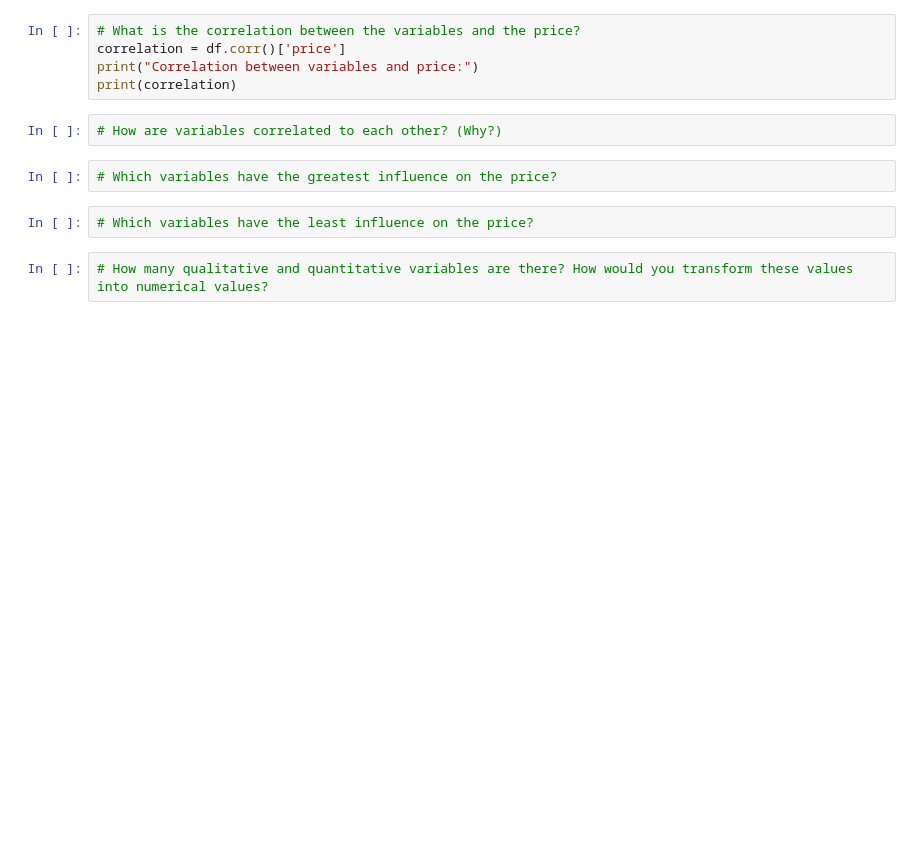
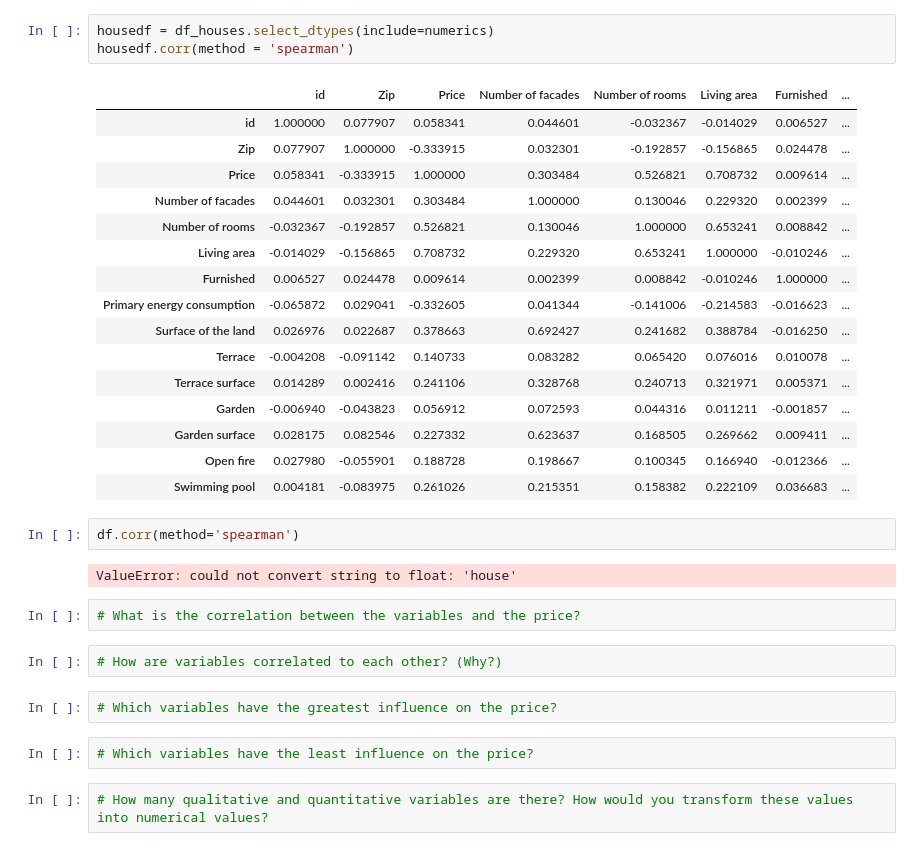
Before and after one commit to melikkekaya/challenge-data-analysis, a Jupyter notebook: sarkisvisual.ipynb, the cells around one changed output. Cells and saved outputs as stored; diff of their text form; blank space fills up the shorter version.

```diff
--- a/sarkisvisual.ipynb
+++ b/sarkisvisual.ipynb
@@ -16,8 +81,29 @@ Number of columns: 21
+# %%
+housedf = df_houses.select_dtypes(include=numerics)
+housedf.corr(method = 'spearman')
+# %% [output]
+|  | id | Zip | Price | Number of facades | Number of rooms | Living area | Furnished | ... |
+| id | 1.000000 | 0.077907 | 0.058341 | 0.044601 | -0.032367 | -0.014029 | 0.006527 | ... |
+| Zip | 0.077907 | 1.000000 | -0.333915 | 0.032301 | -0.192857 | -0.156865 | 0.024478 | ... |
+| Price | 0.058341 | -0.333915 | 1.000000 | 0.303484 | 0.526821 | 0.708732 | 0.009614 | ... |
+| Number of facades | 0.044601 | 0.032301 | 0.303484 | 1.000000 | 0.130046 | 0.229320 | 0.002399 | ... |
+| Number of rooms | -0.032367 | -0.192857 | 0.526821 | 0.130046 | 1.000000 | 0.653241 | 0.008842 | ... |
+| Living area | -0.014029 | -0.156865 | 0.708732 | 0.229320 | 0.653241 | 1.000000 | -0.010246 | ... |
+| Furnished | 0.006527 | 0.024478 | 0.009614 | 0.002399 | 0.008842 | -0.010246 | 1.000000 | ... |
+| Primary energy consumption | -0.065872 | 0.029041 | -0.332605 | 0.041344 | -0.141006 | -0.214583 | -0.016623 | ... |
+| Surface of the land | 0.026976 | 0.022687 | 0.378663 | 0.692427 | 0.241682 | 0.388784 | -0.016250 | ... |
+| Terrace | -0.004208 | -0.091142 | 0.140733 | 0.083282 | 0.065420 | 0.076016 | 0.010078 | ... |
+| Terrace surface | 0.014289 | 0.002416 | 0.241106 | 0.328768 | 0.240713 | 0.321971 | 0.005371 | ... |
+| Garden | -0.006940 | -0.043823 | 0.056912 | 0.072593 | 0.044316 | 0.011211 | -0.001857 | ... |
+| Garden surface | 0.028175 | 0.082546 | 0.227332 | 0.623637 | 0.168505 | 0.269662 | 0.009411 | ... |
+| Open fire | 0.027980 | -0.055901 | 0.188728 | 0.198667 | 0.100345 | 0.166940 | -0.012366 | ... |
+| Swimming pool | 0.004181 | -0.083975 | 0.261026 | 0.215351 | 0.158382 | 0.222109 | 0.036683 | ... |
+# %%
+df.corr(method='spearman')
+# %% [output]
+ValueError: could not convert string to float: 'house'
 # %%
 # What is the correlation between the variables and the price?
-correlation = df.corr()['price']
-print("Correlation between variables and price:")
-print(correlation)
 # %%
 # How are variables correlated to each other? (Why?)
 # %%
```
Also changed, not shown: parts of 11 cells of this notebook.
